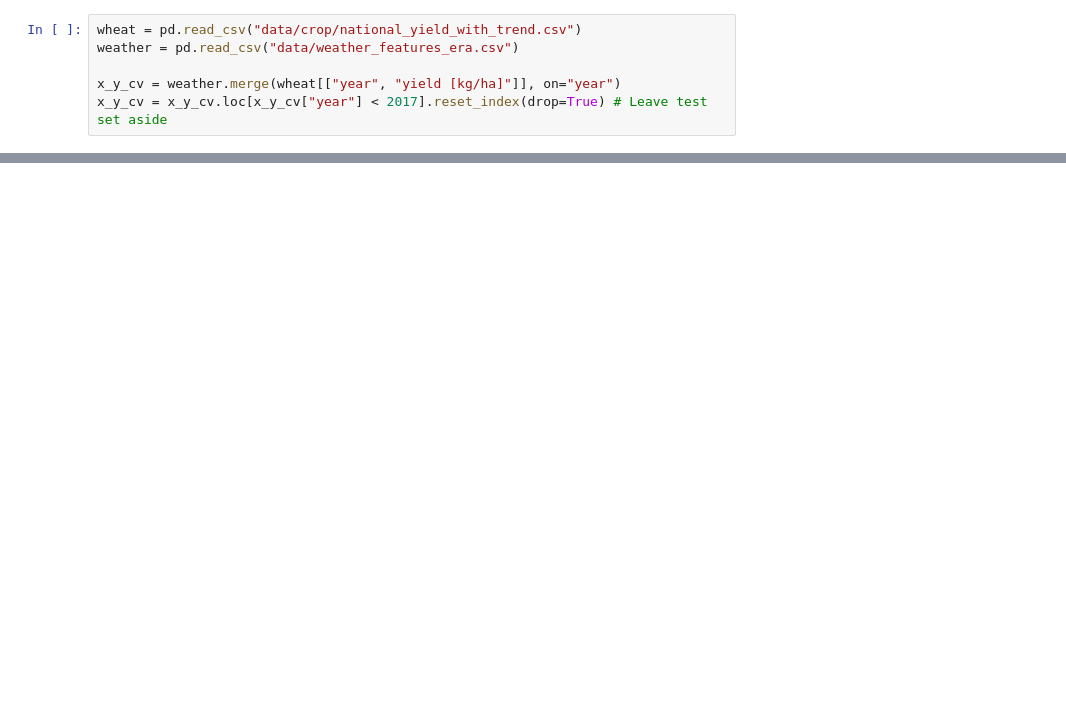
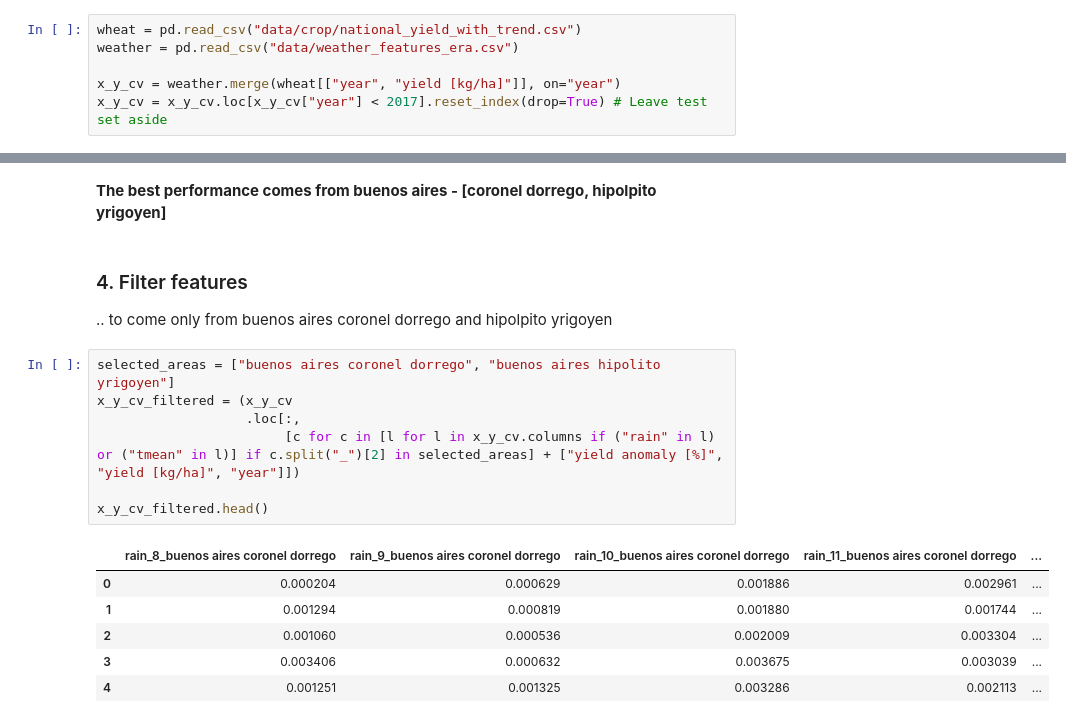
Before and after one commit to mzachow/wheat-yield-forecast-argentina, a Jupyter notebook: train_model.ipynb, the cells around one changed output, grey strips where cells are left out. Drawn from its saved outputs; the diff is of its cells as text; blank space fills up the shorter version.

```diff
--- a/train_model.ipynb
+++ b/train_model.ipynb
@@ -250,0 +161,20 @@ rmse is 369.83
+# %% [markdown]
+**The best performance comes from buenos aires - [coronel dorrego, hipolpito yrigoyen]**
+# %% [markdown]
+### 4. Filter features
+
+.. to come only from buenos aires coronel dorrego and hipolpito yrigoyen
+# %%
+selected_areas = ["buenos aires coronel dorrego", "buenos aires hipolito yrigoyen"]
+x_y_cv_filtered = (x_y_cv
+                   .loc[:,
+                        [c for c in [l for l in x_y_cv.columns if ("rain" in l) or ("tmean" in l)] if c.split("_")[2] in selected_areas] + ["yield anomaly [%]", "yield [kg/ha]", "year"]])
+
+x_y_cv_filtered.head()
+# %% [output]
+|  | rain_8_buenos aires coronel dorrego | rain_9_buenos aires coronel dorrego | rain_10_buenos aires coronel dorrego | rain_11_buenos aires coronel dorrego | ... |
+| 0 | 0.000204 | 0.000629 | 0.001886 | 0.002961 | ... |
+| 1 | 0.001294 | 0.000819 | 0.001880 | 0.001744 | ... |
+| 2 | 0.001060 | 0.000536 | 0.002009 | 0.003304 | ... |
+| 3 | 0.003406 | 0.000632 | 0.003675 | 0.003039 | ... |
+| 4 | 0.001251 | 0.001325 | 0.003286 | 0.002113 | ... |
```
Also changed, not shown: parts of 25 cells of this notebook, 2 other files.
